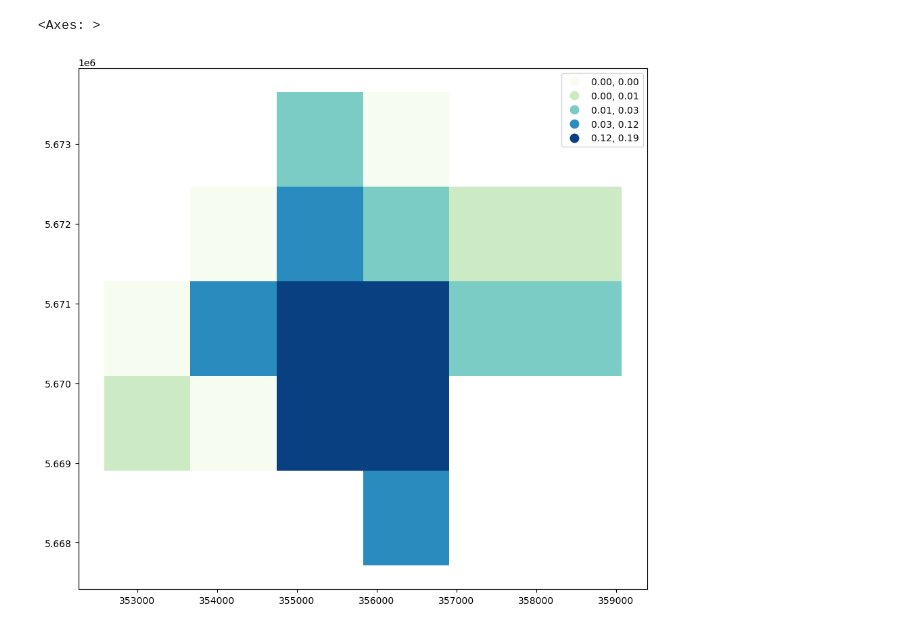
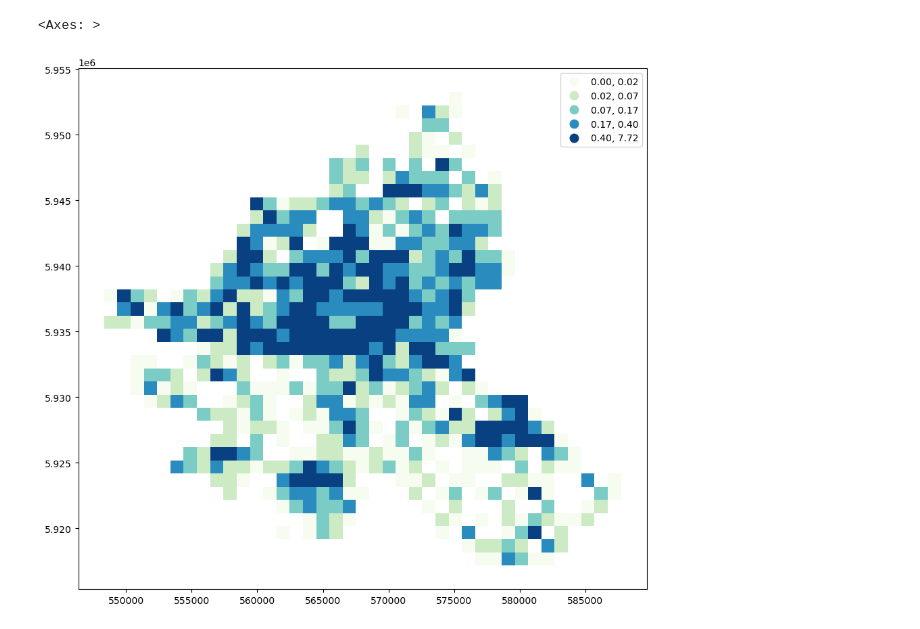
Before and after one commit to ssujit/move_sustainable, a Jupyter notebook: notebook/2_spatial_statistics.ipynb, the cells around one changed output. Saved outputs shown, nothing was run; the diff lists cells and outputs as text; code cells hidden in the pictures.

```diff
--- a/notebook/2_spatial_statistics.ipynb
+++ b/notebook/2_spatial_statistics.ipynb
@@ -55,8 +55,8 @@ sun_am.plot("pti")
 # %%
 fig, ax = plt.subplots(figsize=(12,10), subplot_kw=dict(aspect='equal'))
-sun_am.plot(column='pti', scheme='Quantiles',
+wk_am.plot(column='fi', scheme='Quantiles',
         k=5, cmap='GnBu', legend=True, ax=ax)
 # %% [output]
 <Axes: >
-[figure, old version]
+[figure, new version]
 # %%
```
Also changed, not shown: parts of 51 cells of this notebook.
